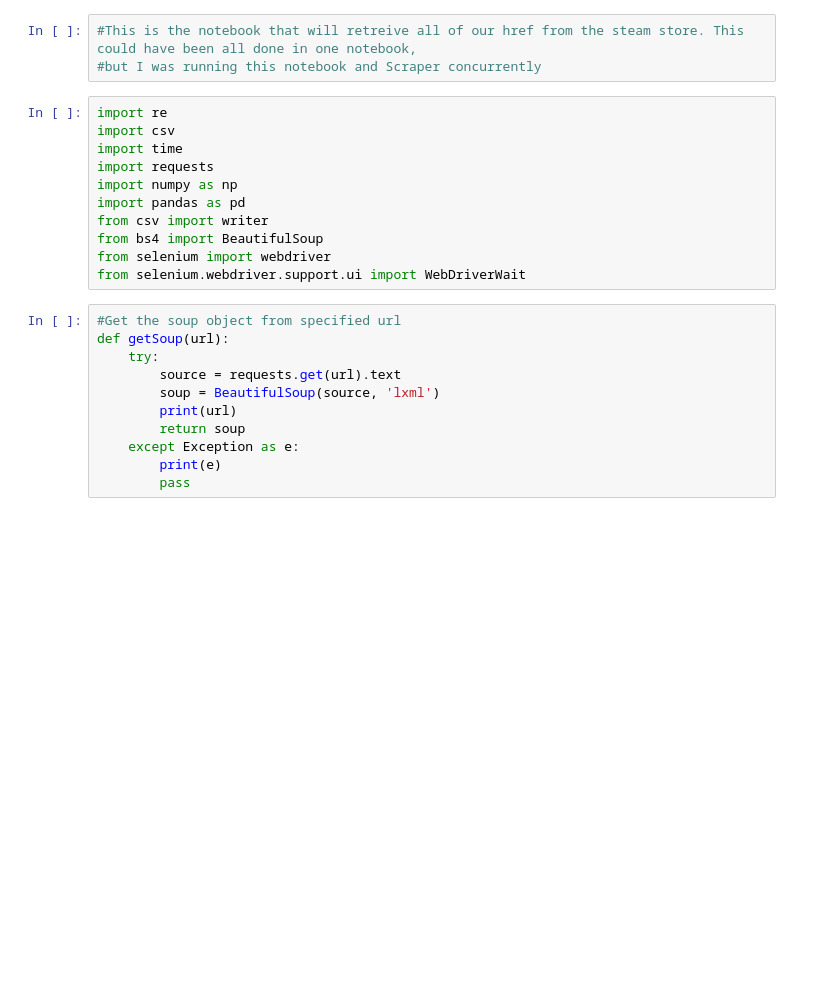
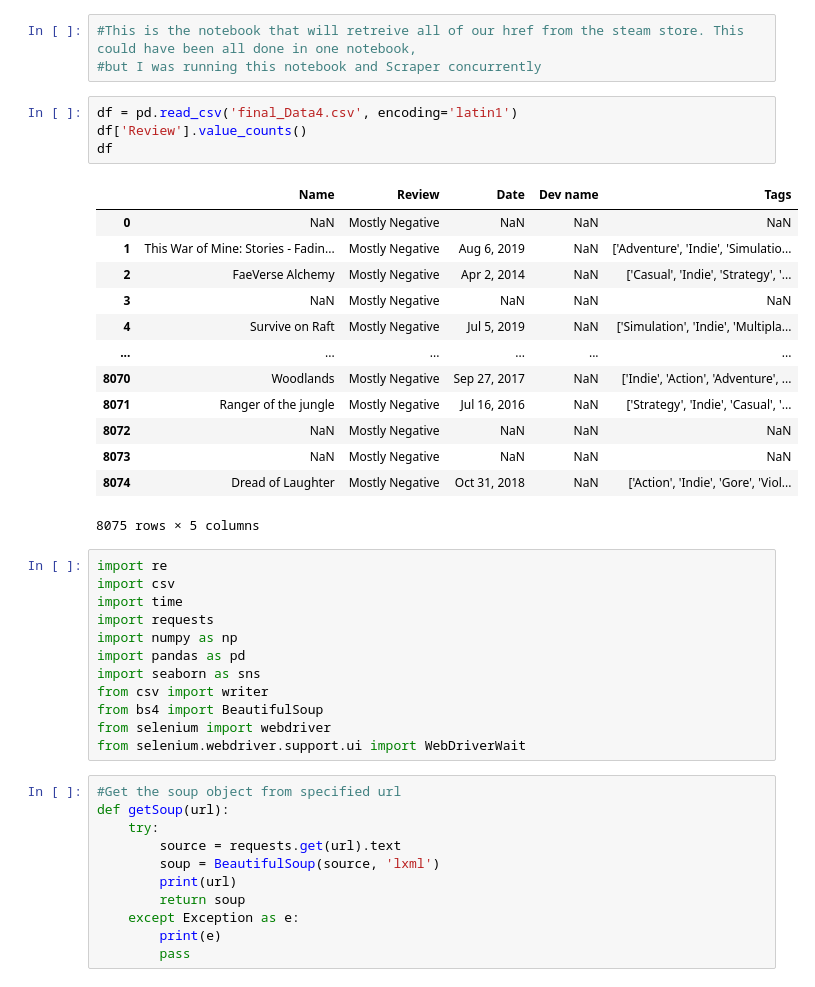
Before and after one commit to MaximeMar1in/Steam-review-prediction, a Jupyter notebook: hrefScraper.ipynb, the cells around one changed output. Cells and saved outputs as stored; diff of their text form; blank space fills up the shorter version.

```diff
--- a/hrefScraper.ipynb
+++ b/hrefScraper.ipynb
@@ -1,6 +1,24 @@
 # %%
 #This is the notebook that will retreive all of our href from the steam store. This could have been all done in one notebook,
 #but I was running this notebook and Scraper concurrently
+# %%
+df = pd.read_csv('final_Data4.csv', encoding='latin1')
+df['Review'].value_counts()
+df
+# %% [output]
+|  | Name | Review | Date | Dev name | Tags |
+| 0 | NaN | Mostly Negative | NaN | NaN | NaN |
+| 1 | This War of Mine: Stories - Fadin... | Mostly Negative | Aug 6, 2019 | NaN | ['Adventure', 'Indie', 'Simulatio... |
+| 2 | FaeVerse Alchemy | Mostly Negative | Apr 2, 2014 | NaN | ['Casual', 'Indie', 'Strategy', '... |
+| 3 | NaN | Mostly Negative | NaN | NaN | NaN |
+| 4 | Survive on Raft | Mostly Negative | Jul 5, 2019 | NaN | ['Simulation', 'Indie', 'Multipla... |
+| ... | ... | ... | ... | ... | ... |
+| 8070 | Woodlands | Mostly Negative | Sep 27, 2017 | NaN | ['Indie', 'Action', 'Adventure', ... |
+| 8071 | Ranger of the jungle | Mostly Negative | Jul 16, 2016 | NaN | ['Strategy', 'Indie', 'Casual', '... |
+| 8072 | NaN | Mostly Negative | NaN | NaN | NaN |
+| 8073 | NaN | Mostly Negative | NaN | NaN | NaN |
+| 8074 | Dread of Laughter | Mostly Negative | Oct 31, 2018 | NaN | ['Action', 'Indie', 'Gore', 'Viol... |
+8075 rows × 5 columns
 # %%
 import re
 import csv
@@ -8,6 +26,7 @@ import time
 import requests
 import numpy as np
 import pandas as pd
+import seaborn as sns
 from csv import writer
 from bs4 import BeautifulSoup
 from selenium import webdriver
```
Also changed, not shown: parts of 4 cells of this notebook.
